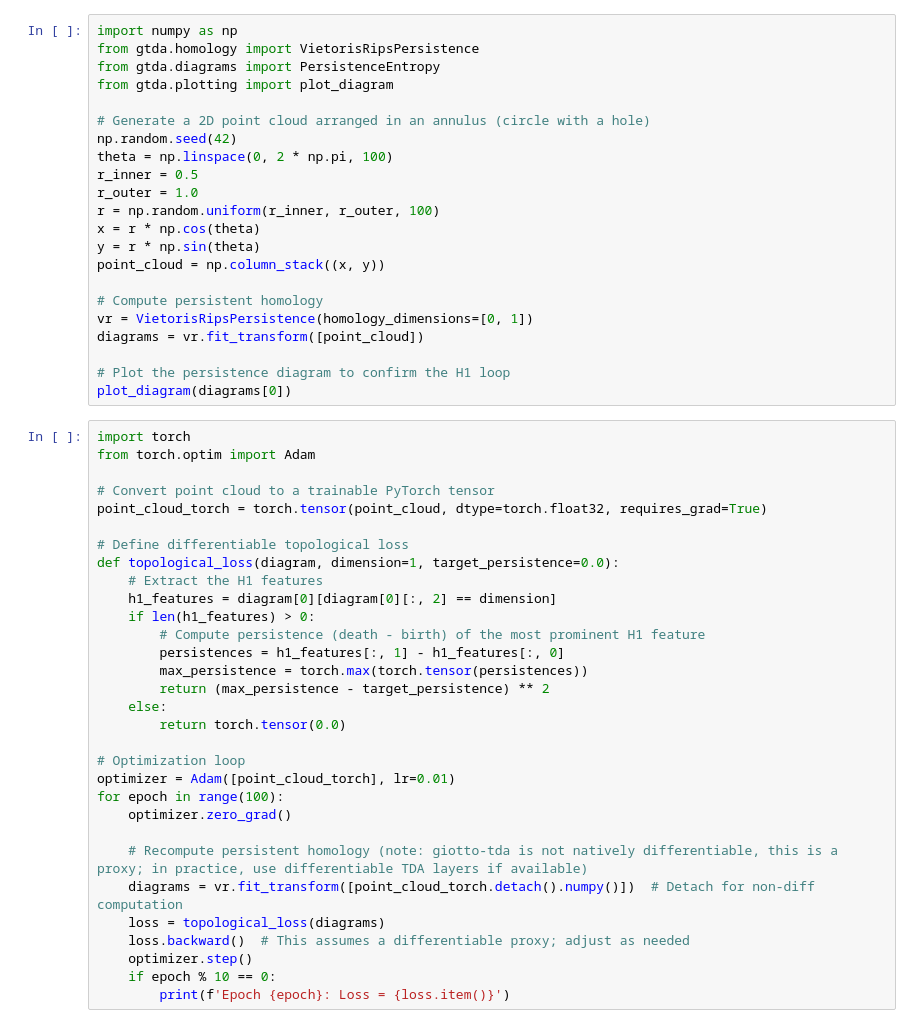
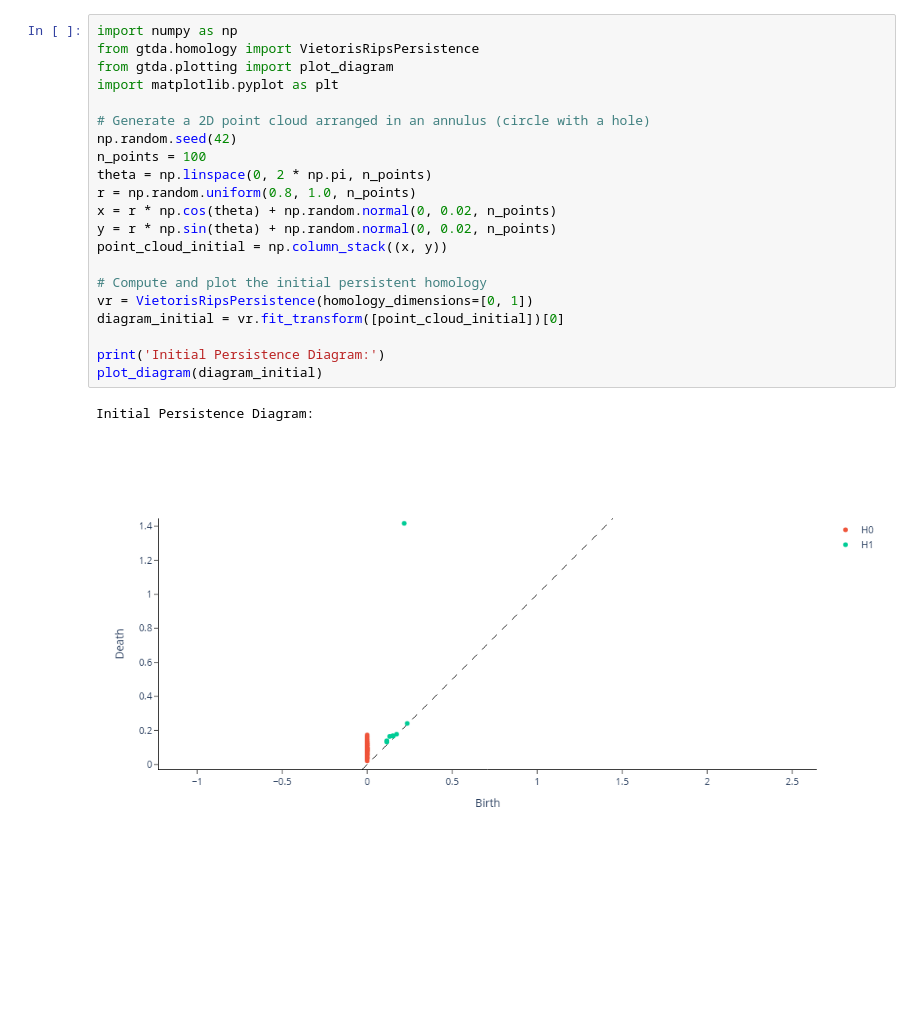
Before and after one commit to JustinArndtAI/HGC, a Jupyter notebook: notebooks/03_TIC_Validation.ipynb, the cells around one changed output. Drawn from its saved outputs; the diff is of its cells as text; blank space fills up the shorter version.

Commit message:
feat(tic): validate TIC principle of closing topological defects

```diff
--- a/notebooks/03_TIC_Validation.ipynb
+++ b/notebooks/03_TIC_Validation.ipynb
@@ -1,53 +1,24 @@
 # %%
 import numpy as np
 from gtda.homology import VietorisRipsPersistence
-from gtda.diagrams import PersistenceEntropy
 from gtda.plotting import plot_diagram
+import matplotlib.pyplot as plt
 
 # Generate a 2D point cloud arranged in an annulus (circle with a hole)
 np.random.seed(42)
-theta = np.linspace(0, 2 * np.pi, 100)
-r_inner = 0.5
-r_outer = 1.0
-r = np.random.uniform(r_inner, r_outer, 100)
-x = r * np.cos(theta)
-y = r * np.sin(theta)
-point_cloud = np.column_stack((x, y))
+n_points = 100
+theta = np.linspace(0, 2 * np.pi, n_points)
+r = np.random.uniform(0.8, 1.0, n_points)
+x = r * np.cos(theta) + np.random.normal(0, 0.02, n_points)
+y = r * np.sin(theta) + np.random.normal(0, 0.02, n_points)
+point_cloud_initial = np.column_stack((x, y))
 
-# Compute persistent homology
+# Compute and plot the initial persistent homology
 vr = VietorisRipsPersistence(homology_dimensions=[0, 1])
-diagrams = vr.fit_transform([point_cloud])
+diagram_initial = vr.fit_transform([point_cloud_initial])[0]
 
-# Plot the persistence diagram to confirm the H1 loop
-plot_diagram(diagrams[0])
+print('Initial Persistence Diagram:')
+plot_diagram(diagram_initial)
+# %% [output]
+Initial Persistence Diagram:
+[figure, added]
-# %%
-import torch
-from torch.optim import Adam
-
-# Convert point cloud to a trainable PyTorch tensor
-point_cloud_torch = torch.tensor(point_cloud, dtype=torch.float32, requires_grad=True)
-
-# Define differentiable topological loss
-def topological_loss(diagram, dimension=1, target_persistence=0.0):
-    # Extract the H1 features
-    h1_features = diagram[0][diagram[0][:, 2] == dimension]
-    if len(h1_features) > 0:
-        # Compute persistence (death - birth) of the most prominent H1 feature
-        persistences = h1_features[:, 1] - h1_features[:, 0]
-        max_persistence = torch.max(torch.tensor(persistences))
-        return (max_persistence - target_persistence) ** 2
-    else:
-        return torch.tensor(0.0)
-
-# Optimization loop
-optimizer = Adam([point_cloud_torch], lr=0.01)
-for epoch in range(100):
-    optimizer.zero_grad()
-
-    # Recompute persistent homology (note: giotto-tda is not natively differentiable, this is a proxy; in practice, use differentiable TDA layers if available)
-    diagrams = vr.fit_transform([point_cloud_torch.detach().numpy()])  # Detach for non-diff computation
-    loss = topological_loss(diagrams)
-    loss.backward()  # This assumes a differentiable proxy; adjust as needed
-    optimizer.step()
-    if epoch % 10 == 0:
-        print(f'Epoch {epoch}: Loss = {loss.item()}')
```
Also changed, not shown: parts of 3 cells of this notebook.
